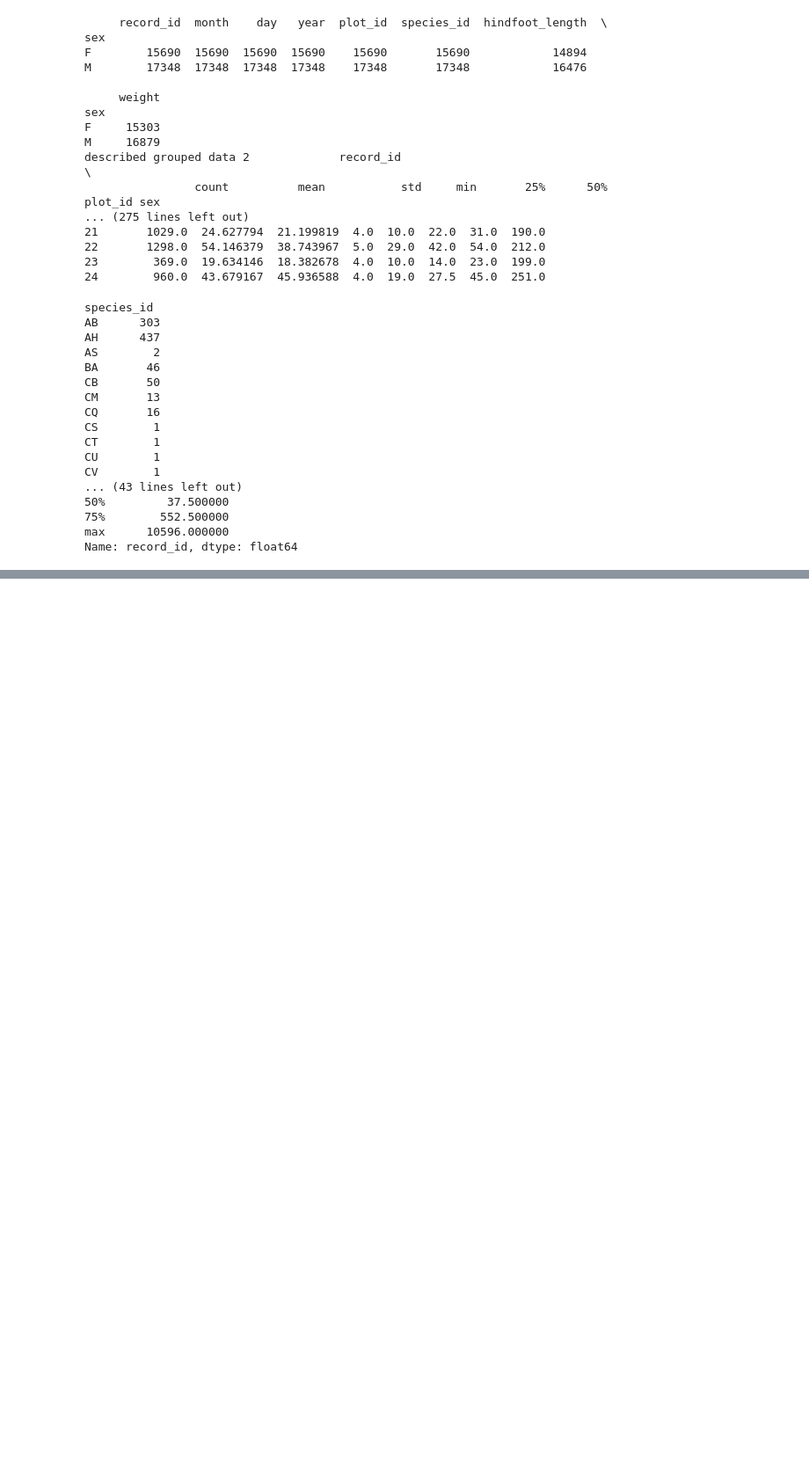
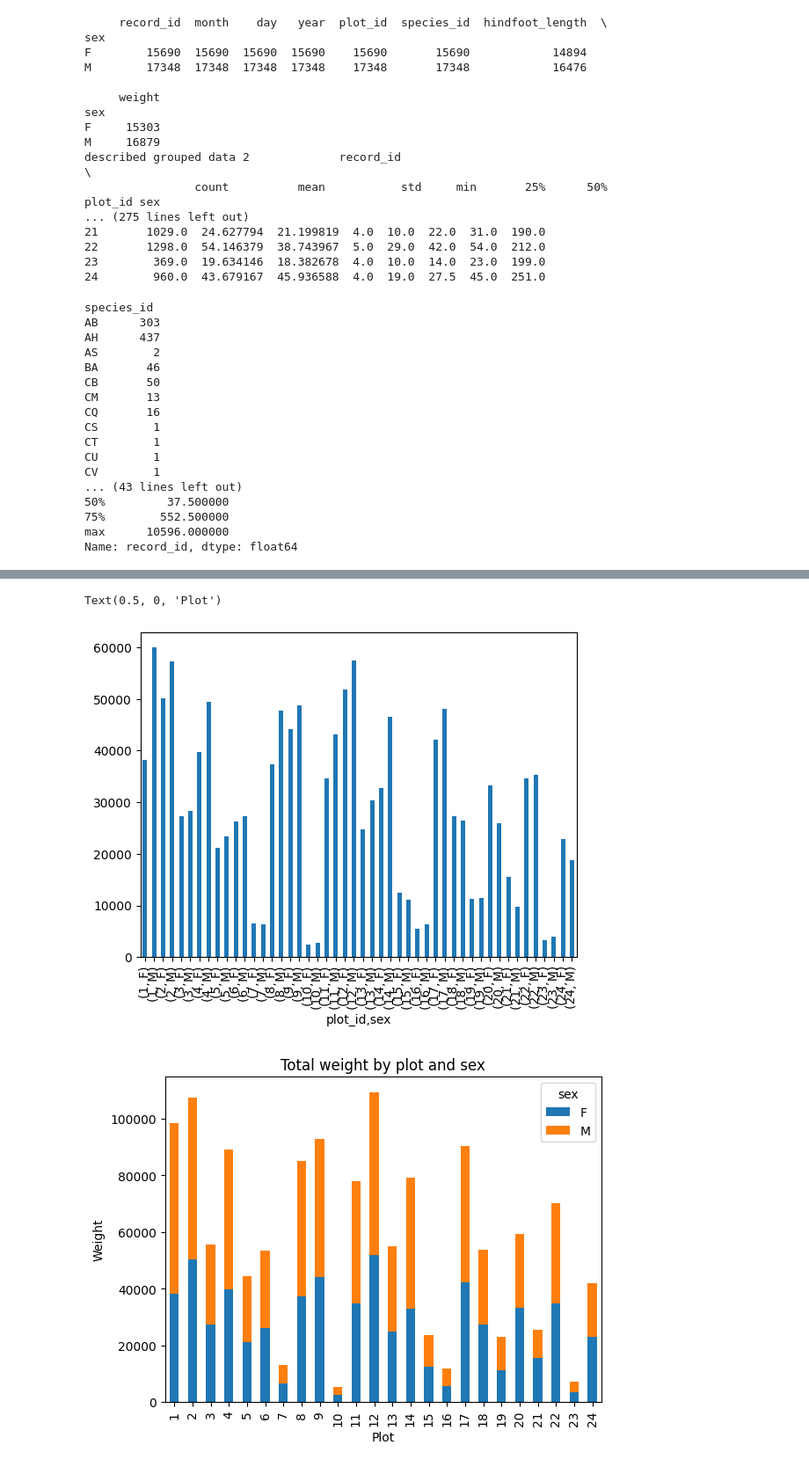
Before and after one commit to meelyn-pandit/sw-python-ecology-lesson, a Jupyter notebook: src/lesson02-starting-with-data.ipynb, the cells around one changed output, grey strips where cells are left out. Shown at 88% size. Drawn from its saved outputs; the diff is of its cells as text; code cells hidden in the pictures; blank space fills up the shorter version.

```diff
--- a/src/lesson02-starting-with-data.ipynb
+++ b/src/lesson02-starting-with-data.ipynb
@@ -223,0 +286,14 @@ KeyError: 'Time'
+# %%
+# Summary Plotting Challenge
+## Create a stacked bar plot with weight on the y axis and the stacked variable being sex
+## the plot should show total weight by sex for each site
+
+stacked_plot = surveys_df.groupby(['plot_id', 'sex'])['weight'].sum()
+print('stacked plot', stacked_plot)
+unstacked_plot = stacked_plot.unstack() # determines the total weight that each sex contributed to each site
+print('unstacked plot', unstacked_plot)
+stacked_plot.plot(kind='bar') # shows sex side by side
+s_plot = unstacked_plot.plot(kind='bar', stacked=True, title="Total weight by plot and sex") # shows sex stacked on top of each other
+s_plot.set_ylabel('Weight')
+s_plot.set_xlabel('Plot')
+# %% [output]
@@ -223,0 +317,3 @@ KeyError: 'Time'
+Text(0.5, 0, 'Plot')
+[figure, added]
+[figure, added]
```
Also changed, not shown: parts of 13 cells of this notebook, 1 other file.
